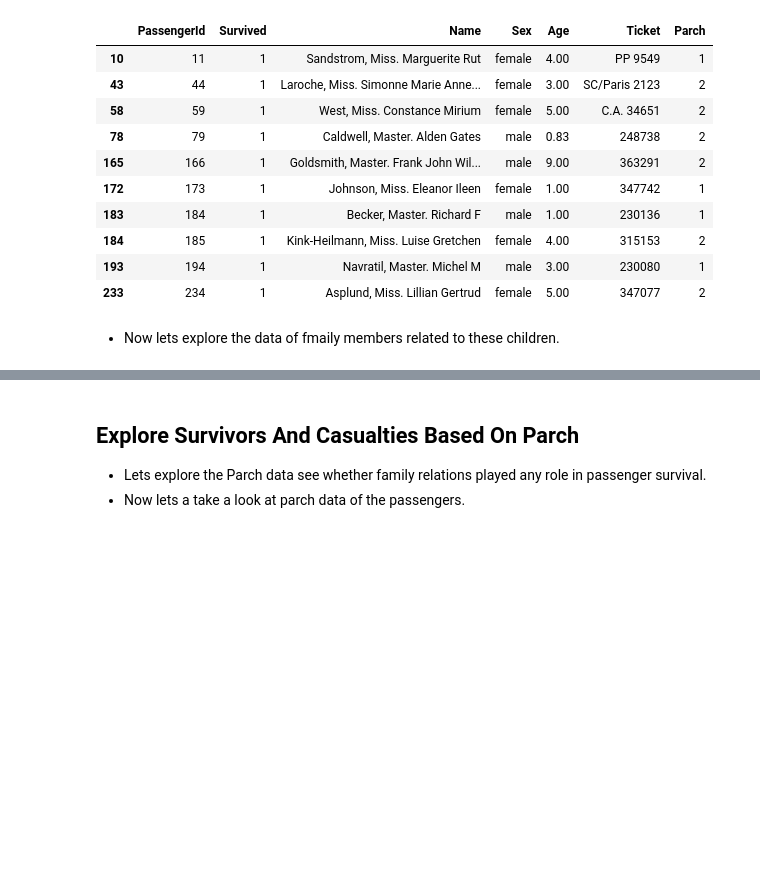
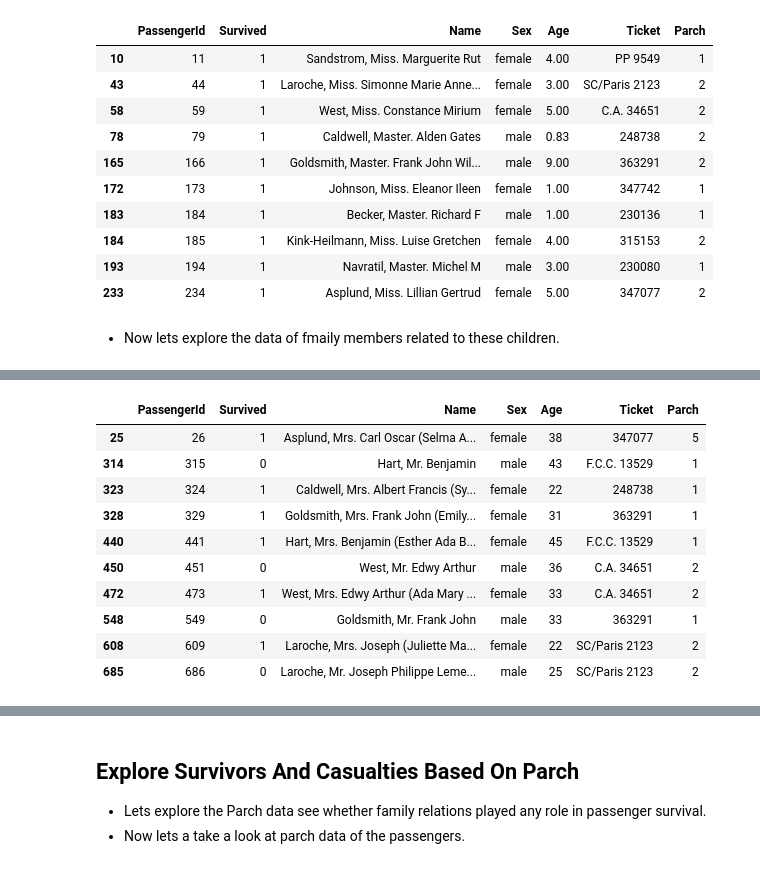
Before and after one commit to chaitanya6761/Udacity-Data-Analyst-Nano-Degree, a Jupyter notebook: P2 Investigate A Dataset(Titanic Survival Data)/Titanic_Data_Analysis.ipynb, the cells around one changed output, grey strips where cells are left out. Cells and saved outputs as stored; diff of their text form; code cells hidden in the pictures; blank space fills up the shorter version.

```diff
--- a/P2 Investigate A Dataset(Titanic Survival Data)/Titanic_Data_Analysis.ipynb
+++ b/P2 Investigate A Dataset(Titanic Survival Data)/Titanic_Data_Analysis.ipynb
@@ -319 +320,28 @@ titanic_data[(age_data > 10)  &(ticket_bool) ].head(10)
+# %%
+ticket_bool = ((ticket_data == '248738')|(ticket_data == 'SC/Paris 2123')|(ticket_data == '363291')|(ticket_data == '347077')
+               |(ticket_data == 'C.A. 34651')|(ticket_data == 'F.C.C. 13529'))
+data = titanic_data[(age_data > 10)&(ticket_bool)][['PassengerId','Survived','Name','Sex','Age','Ticket','Parch']]
+
+def highlight_max(s):
+    '''
+    To Highlight male rows in data
+    '''
+    is_max = s == 'male'
+    if is_max['Sex'] :
+        is_max = is_max | True
+
+    return ['background-color: #ff9999' if v else 'background-color: #80ffcc' for v in is_max]
+data.style.apply(highlight_max,axis=1)
+# %% [output]
+|  | PassengerId | Survived | Name | Sex | Age | Ticket | Parch |
+| 25 | 26 | 1 | Asplund, Mrs. Carl Oscar (Selma A... | female | 38 | 347077 | 5 |
+| 314 | 315 | 0 | Hart, Mr. Benjamin | male | 43 | F.C.C. 13529 | 1 |
+| 323 | 324 | 1 | Caldwell, Mrs. Albert Francis (Sy... | female | 22 | 248738 | 1 |
+| 328 | 329 | 1 | Goldsmith, Mrs. Frank John (Emily... | female | 31 | 363291 | 1 |
+| 440 | 441 | 1 | Hart, Mrs. Benjamin (Esther Ada B... | female | 45 | F.C.C. 13529 | 1 |
+| 450 | 451 | 0 | West, Mr. Edwy Arthur | male | 36 | C.A. 34651 | 2 |
+| 472 | 473 | 1 | West, Mrs. Edwy Arthur (Ada Mary ... | female | 33 | C.A. 34651 | 2 |
+| 548 | 549 | 0 | Goldsmith, Mr. Frank John | male | 33 | 363291 | 1 |
+| 608 | 609 | 1 | Laroche, Mrs. Joseph (Juliette Ma... | female | 22 | SC/Paris 2123 | 2 |
+| 685 | 686 | 0 | Laroche, Mr. Joseph Philippe Leme... | male | 25 | SC/Paris 2123 | 2 |
 # %% [markdown]
```
Also changed, not shown: parts of 9 cells of this notebook.
